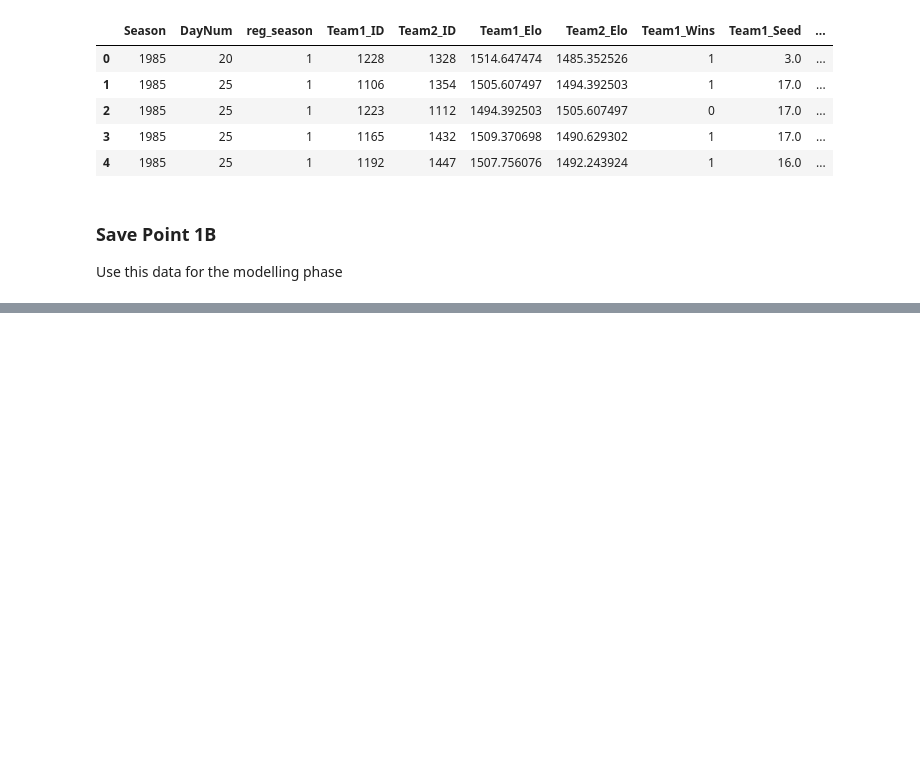
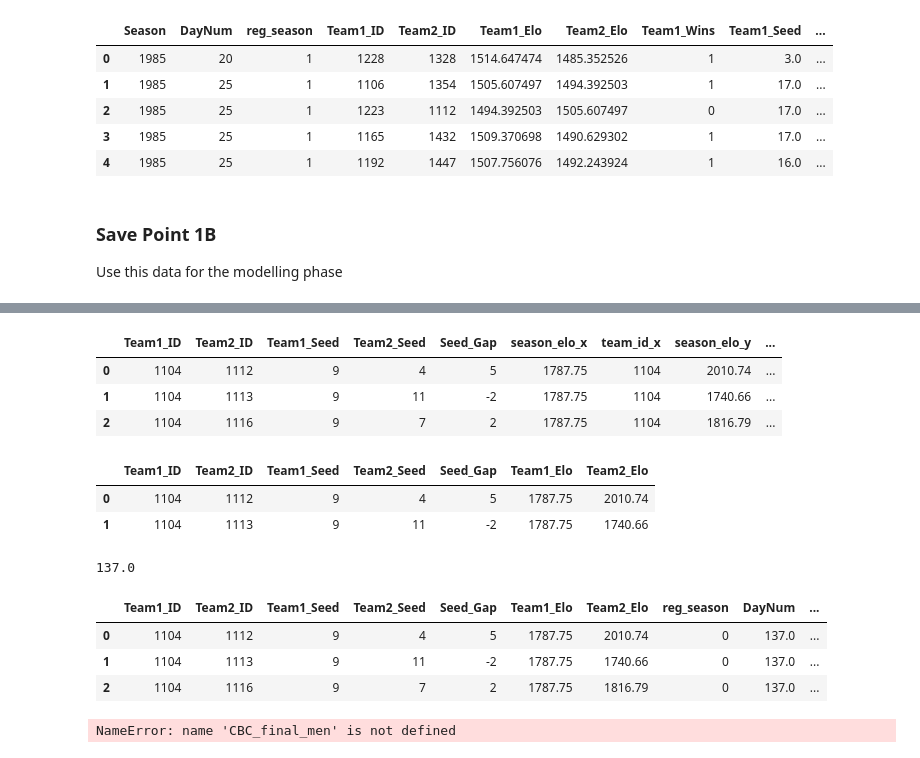
Before and after one commit to hamil168/Data-Science-Misc, a Jupyter notebook: Kaggle_NCAA_2018/Mens/NCAA Men's Basketball 2018 - ELO Calcs.ipynb, the cells around one changed output, grey strips where cells are left out. Saved outputs shown, nothing was run; the diff lists cells and outputs as text; code cells hidden in the pictures; blank space fills up the shorter version.

```diff
--- a/Kaggle_NCAA_2018/Mens/NCAA Men's Basketball 2018 - ELO Calcs.ipynb
+++ b/Kaggle_NCAA_2018/Mens/NCAA Men's Basketball 2018 - ELO Calcs.ipynb
@@ -561,0 +688,35 @@ df.to_csv('NCAA_Men_Data_1B.csv',index=True)
+# %%
+test_df = test_df.merge(final_elo[['season_elo','team_id']], how = 'left', left_on = 'Team1_ID', right_on = 'team_id')
+test_df = test_df.merge(final_elo[['season_elo','team_id']], how = 'left', left_on = 'Team2_ID', right_on = 'team_id')
+# %%
+test_df.head(3)
+# %% [output]
+|  | Team1_ID | Team2_ID | Team1_Seed | Team2_Seed | Seed_Gap | season_elo_x | team_id_x | season_elo_y | ... |
+| 0 | 1104 | 1112 | 9 | 4 | 5 | 1787.75 | 1104 | 2010.74 | ... |
+| 1 | 1104 | 1113 | 9 | 11 | -2 | 1787.75 | 1104 | 1740.66 | ... |
+| 2 | 1104 | 1116 | 9 | 7 | 2 | 1787.75 | 1104 | 1816.79 | ... |
+# %%
+test_df.rename(columns = {'season_elo_x': 'Team1_Elo', 'season_elo_y': 'Team2_Elo'},inplace=True)
+test_df.drop(['team_id_x','team_id_y'], axis=1, inplace=True)
+# %%
+test_df.head(2)
+# %% [output]
+|  | Team1_ID | Team2_ID | Team1_Seed | Team2_Seed | Seed_Gap | Team1_Elo | Team2_Elo |
+| 0 | 1104 | 1112 | 9 | 4 | 5 | 1787.75 | 2010.74 |
+| 1 | 1104 | 1113 | 9 | 11 | -2 | 1787.75 | 1740.66 |
+# %%
+test_df['reg_season'] = 0
+# %%
+df.loc[df.reg_season == 0, 'DayNum'].median()
+# %% [output]
+137.0
+# %%
+test_df['DayNum'] = df.loc[df.reg_season == 0, 'DayNum'].median()
+test_df['Season'] = 2018
+# %%
+test_df.head(3)
+# %% [output]
+|  | Team1_ID | Team2_ID | Team1_Seed | Team2_Seed | Seed_Gap | Team1_Elo | Team2_Elo | reg_season | DayNum | ... |
+| 0 | 1104 | 1112 | 9 | 4 | 5 | 1787.75 | 2010.74 | 0 | 137.0 | ... |
+| 1 | 1104 | 1113 | 9 | 11 | -2 | 1787.75 | 1740.66 | 0 | 137.0 | ... |
+| 2 | 1104 | 1116 | 9 | 7 | 2 | 1787.75 | 1816.79 | 0 | 137.0 | ... |
@@ -561,0 +725,4 @@ df.to_csv('NCAA_Men_Data_1B.csv',index=True)
+# %%
+CBC_final_m.predict()
+# %% [output]
+NameError: name 'CBC_final_men' is not defined
```
Also changed, not shown: parts of 18 cells of this notebook, 2 other files.
